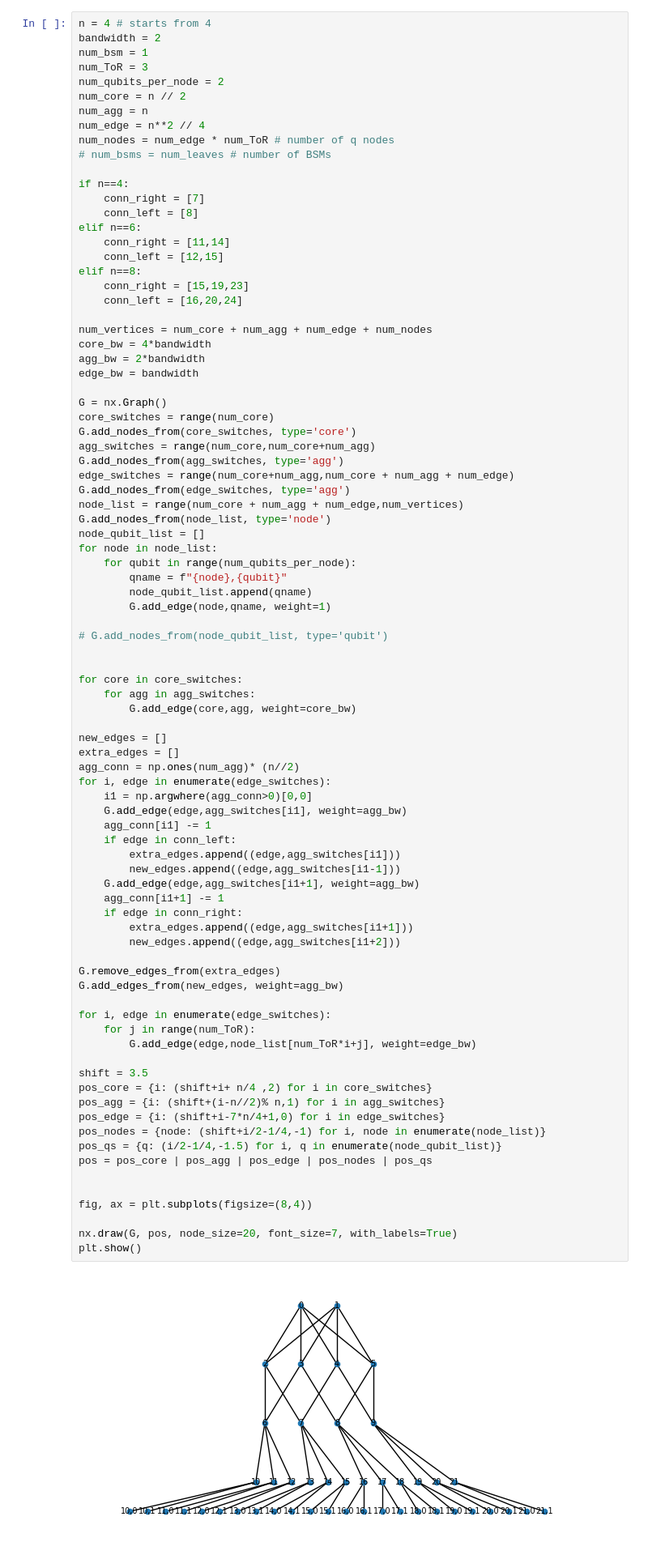
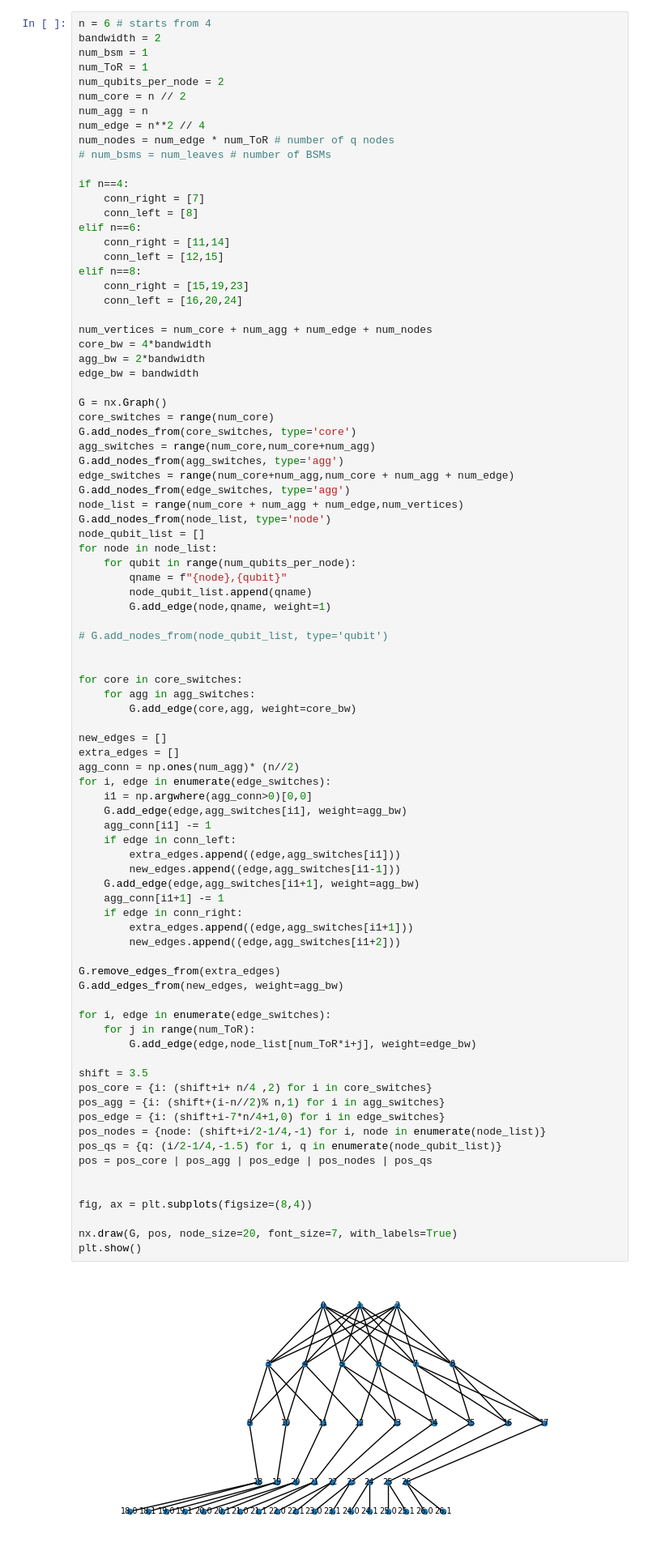
Before and after one commit to hassan-shap/QswitchNet, a Jupyter notebook: compiler_multiqubit.ipynb, the cells around one changed output. Shown at 81% size. Cells and saved outputs as stored; diff of their text form.

```diff
--- a/compiler_multiqubit.ipynb
+++ b/compiler_multiqubit.ipynb
@@ -412,10 +412,10 @@ def parallel_circuit_gen(node_list, qubits_per_node, num_gates):
 # %% [markdown]
 # Clos
 # %%
-n = 4 # starts from 4
+n = 6 # starts from 4
 bandwidth = 2
 num_bsm = 1
-num_ToR = 3
+num_ToR = 1
 num_qubits_per_node = 2
 num_core = n // 2
 num_agg = n
@@ -471,34 +471,34 @@ for i, edge in enumerate(edge_switches):
     if edge in conn_left:
         extra_edges.append((edge,agg_switches[i1]))
         new_edges.append((edge,agg_switches[i1-1]))
     G.add_edge(edge,agg_switches[i1+1], weight=agg_bw)
     agg_conn[i1+1] -= 1
     if edge in conn_right:
         extra_edges.append((edge,agg_switches[i1+1]))
         new_edges.append((edge,agg_switches[i1+2]))
 
 G.remove_edges_from(extra_edges)
 G.add_edges_from(new_edges, weight=agg_bw)
 
 for i, edge in enumerate(edge_switches):
     for j in range(num_ToR):
         G.add_edge(edge,node_list[num_ToR*i+j], weight=edge_bw)
 
 shift = 3.5
 pos_core = {i: (shift+i+ n/4 ,2) for i in core_switches}
 pos_agg = {i: (shift+(i-n//2)% n,1) for i in agg_switches}
 pos_edge = {i: (shift+i-7*n/4+1,0) for i in edge_switches}
 pos_nodes = {node: (shift+i/2-1/4,-1) for i, node in enumerate(node_list)}
 pos_qs = {q: (i/2-1/4,-1.5) for i, q in enumerate(node_qubit_list)}
 pos = pos_core | pos_agg | pos_edge | pos_nodes | pos_qs
 
 
 fig, ax = plt.subplots(figsize=(8,4))
 
 nx.draw(G, pos, node_size=20, font_size=7, with_labels=True)
 plt.show()
 # %% [output]
-[figure, old version]
+[figure, new version]
 # %% [markdown]
 # fat tree
 # %%
```
Also changed, not shown: parts of 1 cell of this notebook, 4 other files.
